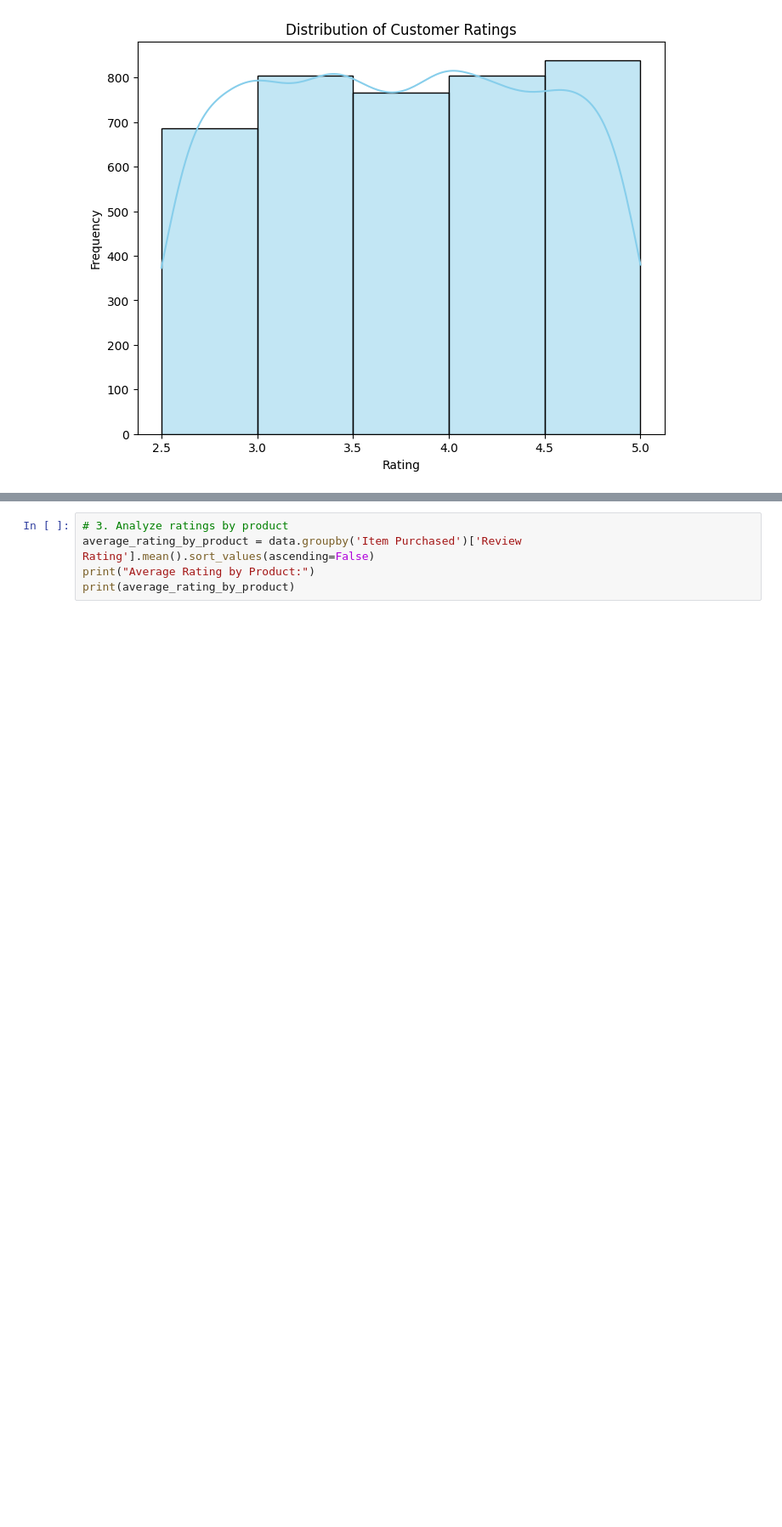
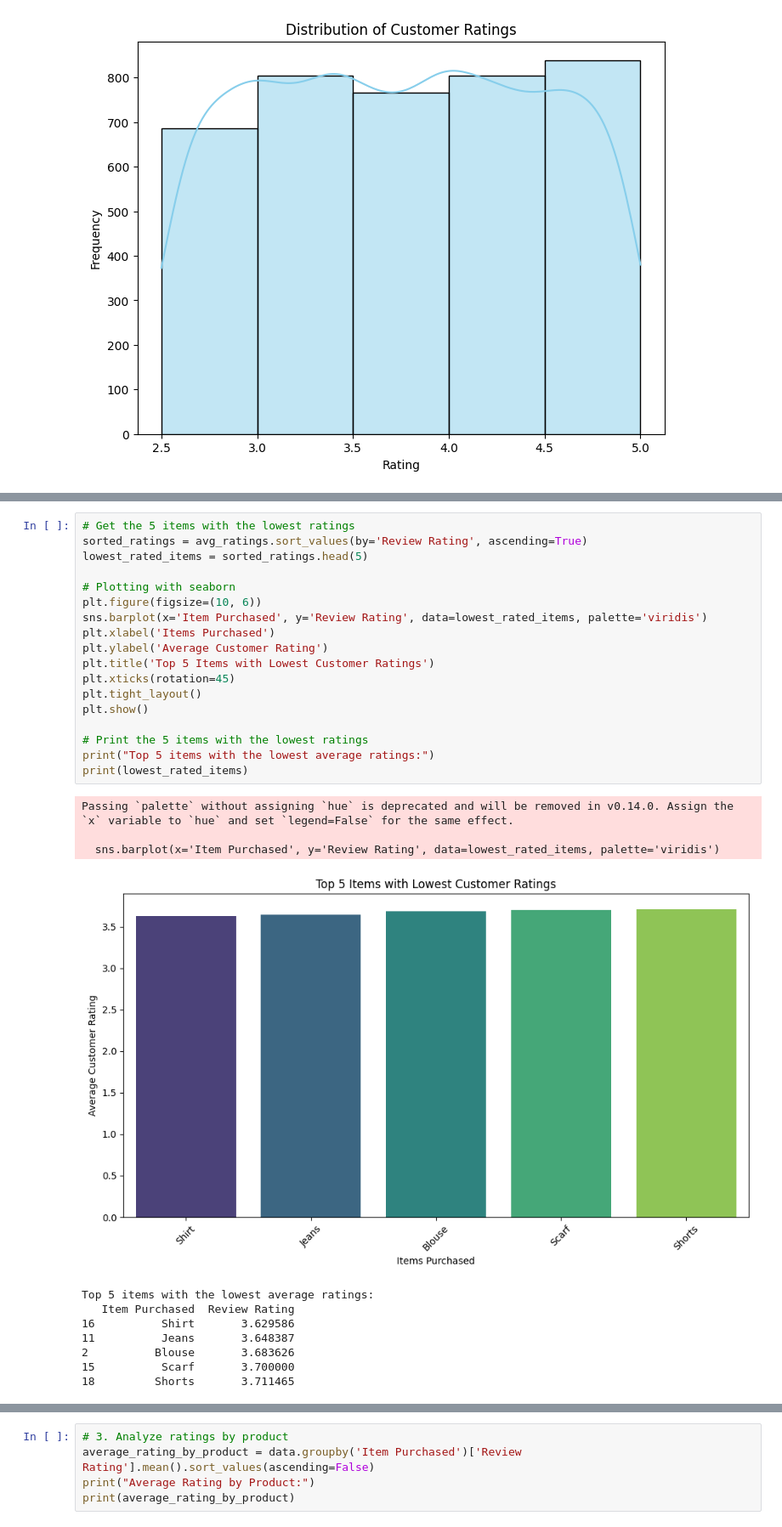
Before and after one commit to Sidhupaji-2004/Online-Retail-Transaction-Analysis, a Jupyter notebook: retail.ipynb, the cells around one changed output, grey strips where cells are left out. Shown at 85% size. Cells and saved outputs as stored; diff of their text form; blank space fills up the shorter version.

```diff
--- a/retail.ipynb
+++ b/retail.ipynb
@@ -326,0 +362,30 @@ plt.show()
+# %%
+# Get the 5 items with the lowest ratings
+sorted_ratings = avg_ratings.sort_values(by='Review Rating', ascending=True)
+lowest_rated_items = sorted_ratings.head(5)
+
+# Plotting with seaborn
+plt.figure(figsize=(10, 6))
+sns.barplot(x='Item Purchased', y='Review Rating', data=lowest_rated_items, palette='viridis')
+plt.xlabel('Items Purchased')
+plt.ylabel('Average Customer Rating')
+plt.title('Top 5 Items with Lowest Customer Ratings')
+plt.xticks(rotation=45)
+plt.tight_layout()
+plt.show()
+
+# Print the 5 items with the lowest ratings
+print("Top 5 items with the lowest average ratings:")
+print(lowest_rated_items)
+# %% [output]
+Passing `palette` without assigning `hue` is deprecated and will be removed in v0.14.0. Assign the `x` variable to `hue` and set `legend=False` for the same effect.
+
+  sns.barplot(x='Item Purchased', y='Review Rating', data=lowest_rated_items, palette='viridis')
+[figure, added]
+Top 5 items with the lowest average ratings:
+   Item Purchased  Review Rating
+16          Shirt       3.629586
+11          Jeans       3.648387
+2          Blouse       3.683626
+15          Scarf       3.700000
+18         Shorts       3.711465
```
Also changed, not shown: parts of 7 cells of this notebook.
